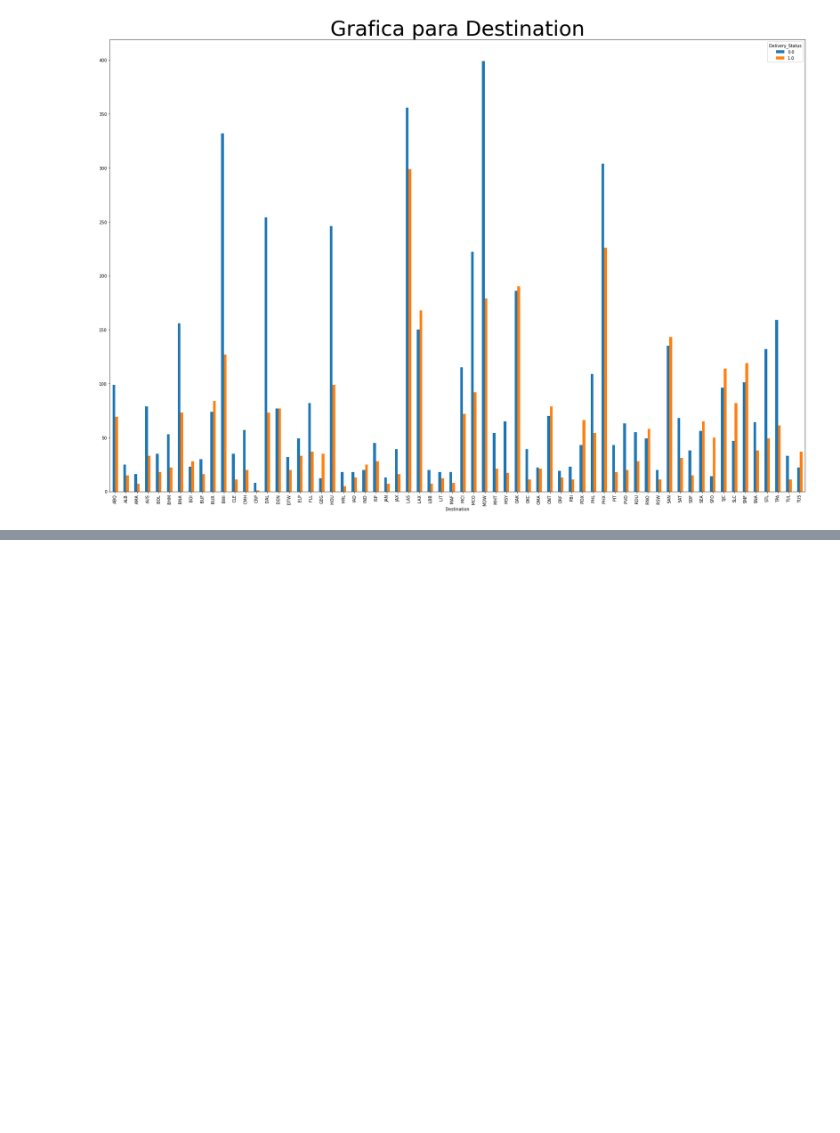
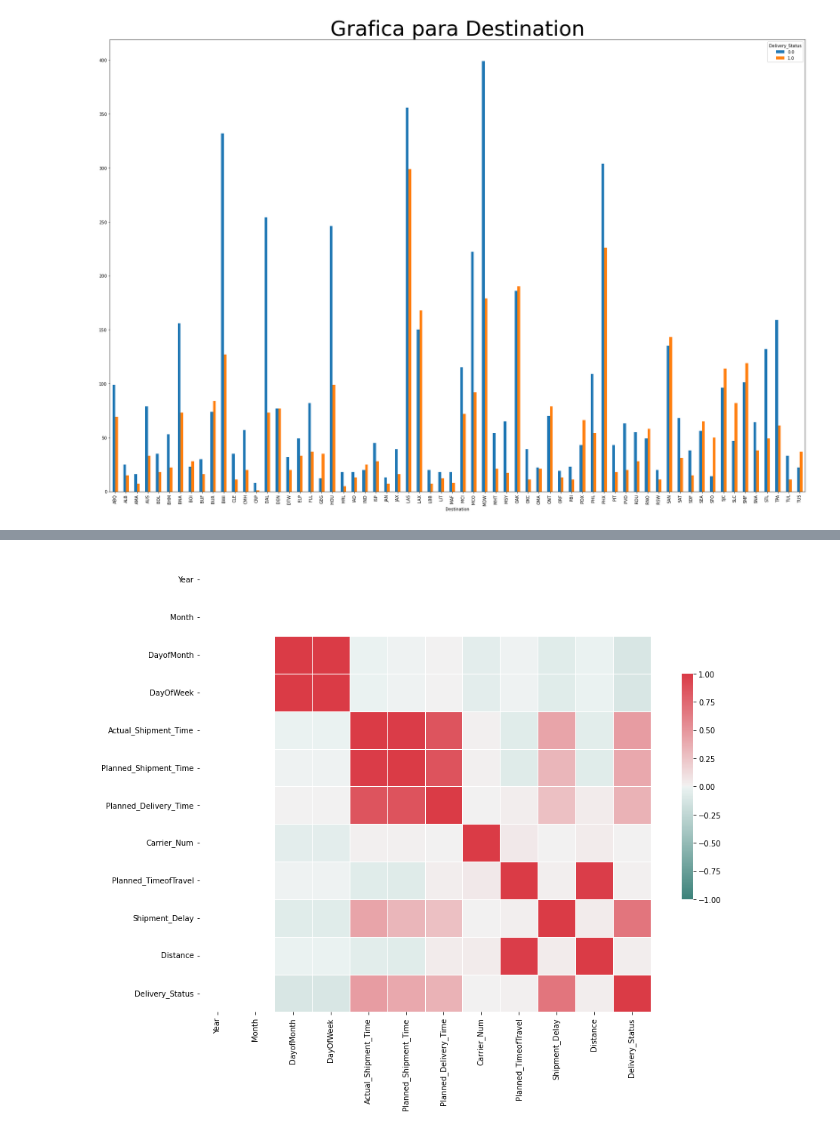
Before and after one commit to Profe-Jose-Burgos/CodeBreakers, a Jupyter notebook: RepSys.ipynb, the cells around one changed output, grey strips where cells are left out. Cells and saved outputs as stored; diff of their text form; code cells hidden in the pictures; blank space fills up the shorter version.

```diff
--- a/RepSys.ipynb
+++ b/RepSys.ipynb
@@ -427,0 +434,17 @@ KeyboardInterrupt:
+# %%
+#visualizar la correlacion con mapa de calor (heatmap)
+corr=dt_report.corr()
+cmap=sns.diverging_palette(180,10,as_cmap=True)
+plt.figure(figsize=(15,11))
+sns.heatmap(corr,
+            cmap=cmap,
+            vmax=1.0,
+            vmin=-1.0,
+            center=0,
+            square=True,
+            linewidths=0.5,
+            cbar_kws={"shrink":0.5}
+           )
+plt.show()
+# %% [output]
+[figure, added]
```
Also changed, not shown: parts of 14 cells of this notebook, 3 other files.
